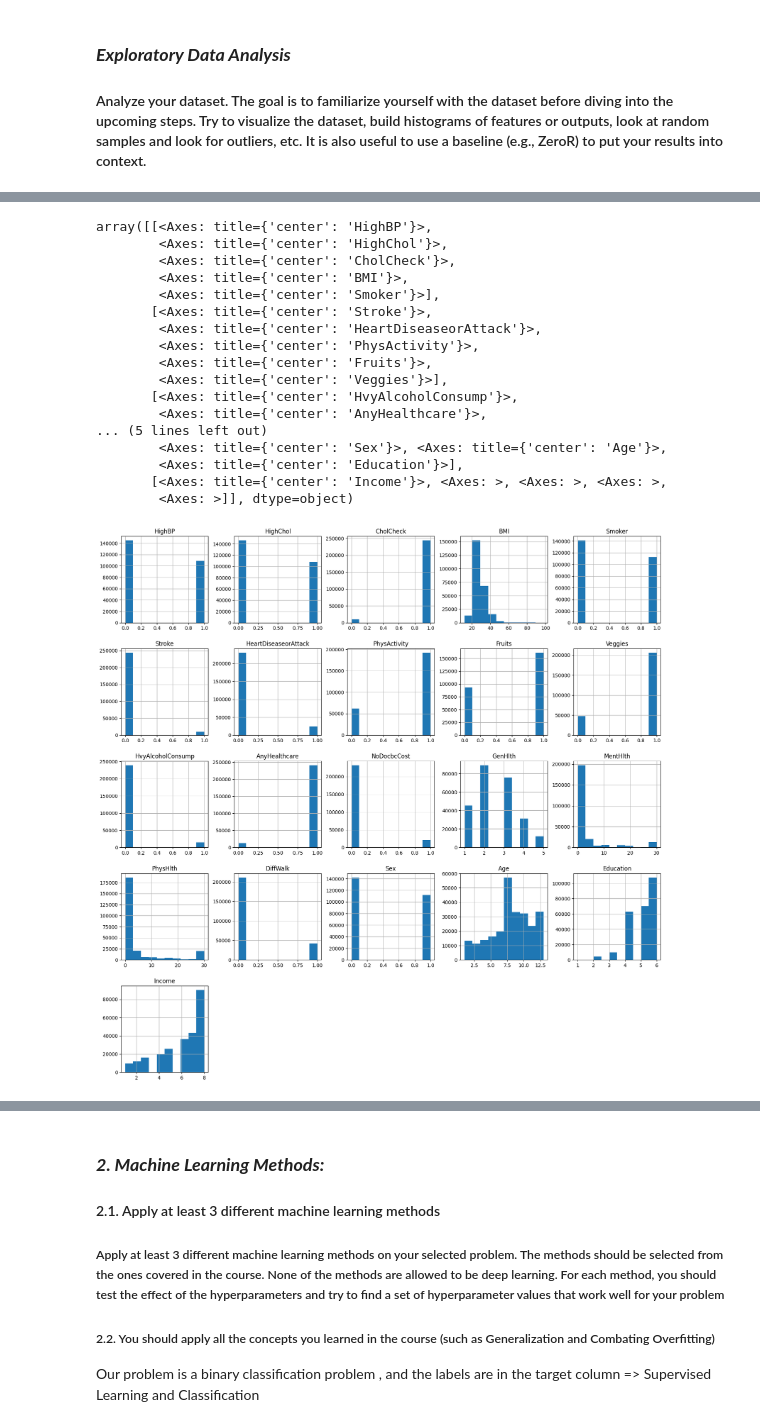
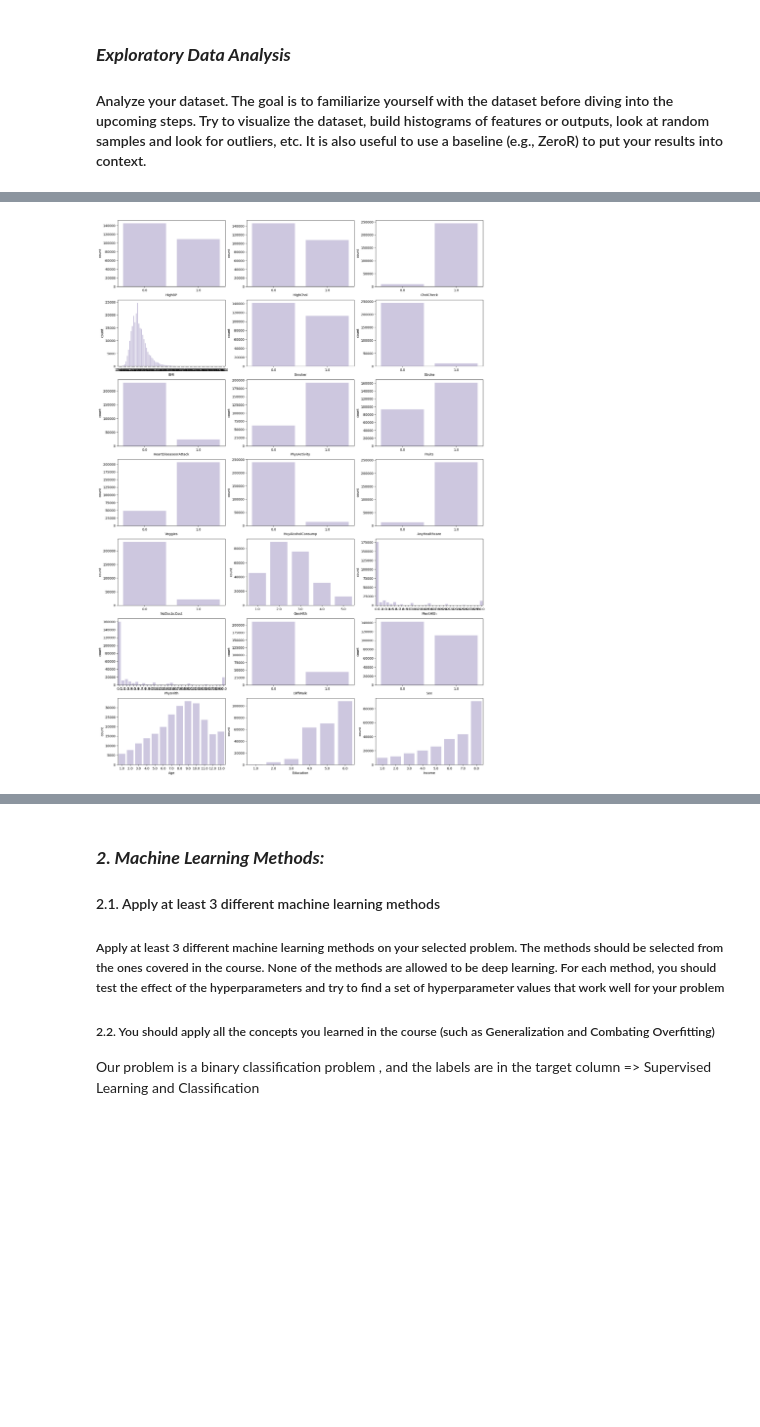
Before and after one commit to yasmineghanem/ML-Project, a Jupyter notebook: notebook.ipynb, the cells around one changed output, grey strips where cells are left out. Drawn from its saved outputs; the diff is of its cells as text; code cells hidden in the pictures; blank space fills up the shorter version.

```diff
--- a/notebook.ipynb
+++ b/notebook.ipynb
@@ -284,24 +284,15 @@ Non-Diabetics Count:  218334
-# %%
-# Draw the histograms of each feature in the dataset to better understand the distribution of the data
-# Since most of the data is binary we only need the count of each value
-features.hist(figsize=(20, 20))
-sns.countplot(x='HighBP', data=dataset)
-# %% [output]
-array([[<Axes: title={'center': 'HighBP'}>,
-        <Axes: title={'center': 'HighChol'}>,
-        <Axes: title={'center': 'CholCheck'}>,
-        <Axes: title={'center': 'BMI'}>,
-        <Axes: title={'center': 'Smoker'}>],
-       [<Axes: title={'center': 'Stroke'}>,
-        <Axes: title={'center': 'HeartDiseaseorAttack'}>,
-        <Axes: title={'center': 'PhysActivity'}>,
-        <Axes: title={'center': 'Fruits'}>,
-        <Axes: title={'center': 'Veggies'}>],
-       [<Axes: title={'center': 'HvyAlcoholConsump'}>,
-        <Axes: title={'center': 'AnyHealthcare'}>,
-... (5 lines left out)
-        <Axes: title={'center': 'Sex'}>, <Axes: title={'center': 'Age'}>,
-        <Axes: title={'center': 'Education'}>],
-       [<Axes: title={'center': 'Income'}>, <Axes: >, <Axes: >, <Axes: >,
-        <Axes: >]], dtype=object)
-[figure, removed]
+# %%
+# Draw a count plot for all features independently
+fig, axes = plt.subplots(7, 3, figsize = (20, 30))
+i = 0
+for column in features.columns:
+    sns.countplot(x = column, data = dataset, color = '#CBC3E3', ax = axes[i//3, i%3])
+    i+=1
+
+# the countplot confirms the analysis from the summary statistics
+# Non-binary features distribution:
+# BMI is right skewed => mean value greater than the median => max is 98 while mean is 27 => apply log transformation => take care of outliers
+# MentHlth and PhysHlth are right skewed => (number of days should we apply log transformation?) TBD => NO, no multiplicative relationship between values
+# Income and Education are left skewed => good indication or measure of data and other features in the dataset => should not apply anything
+# %% [output]
+[figure, added]
```
Also changed, not shown: parts of 4 cells of this notebook.
